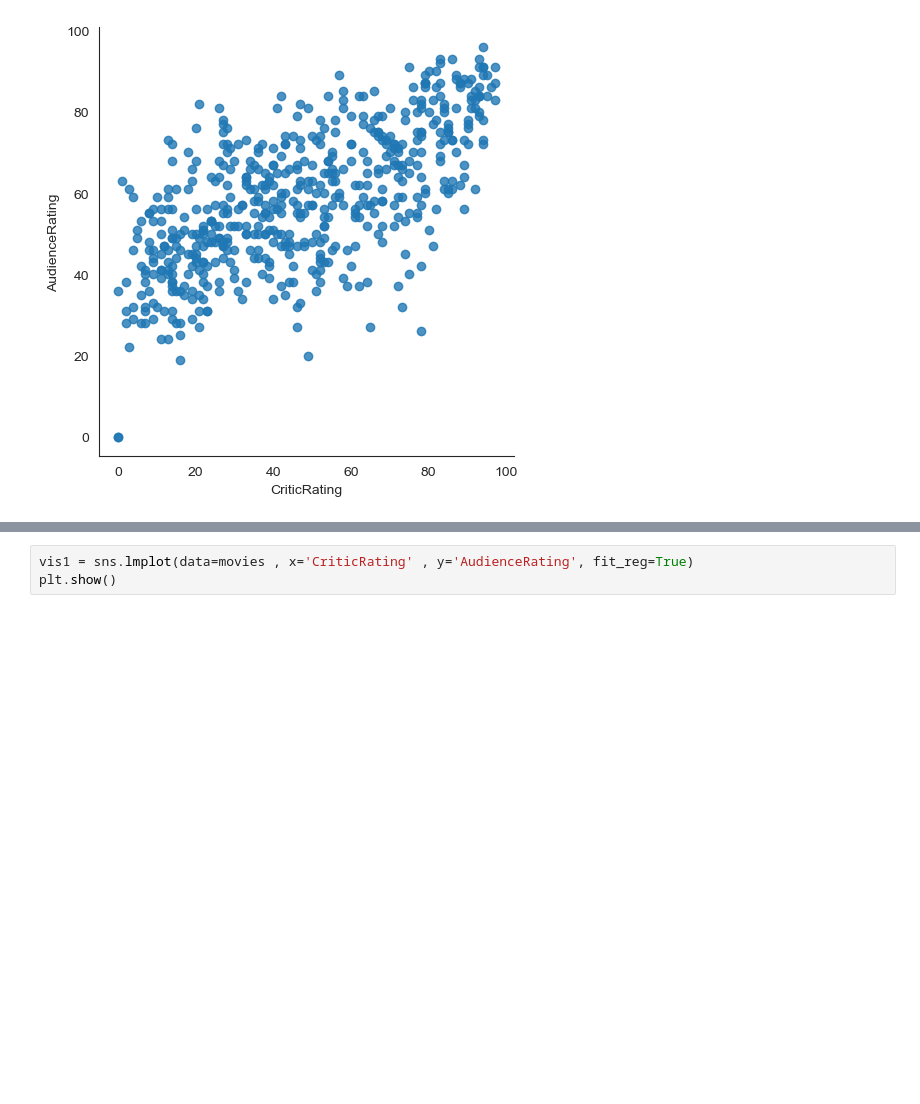
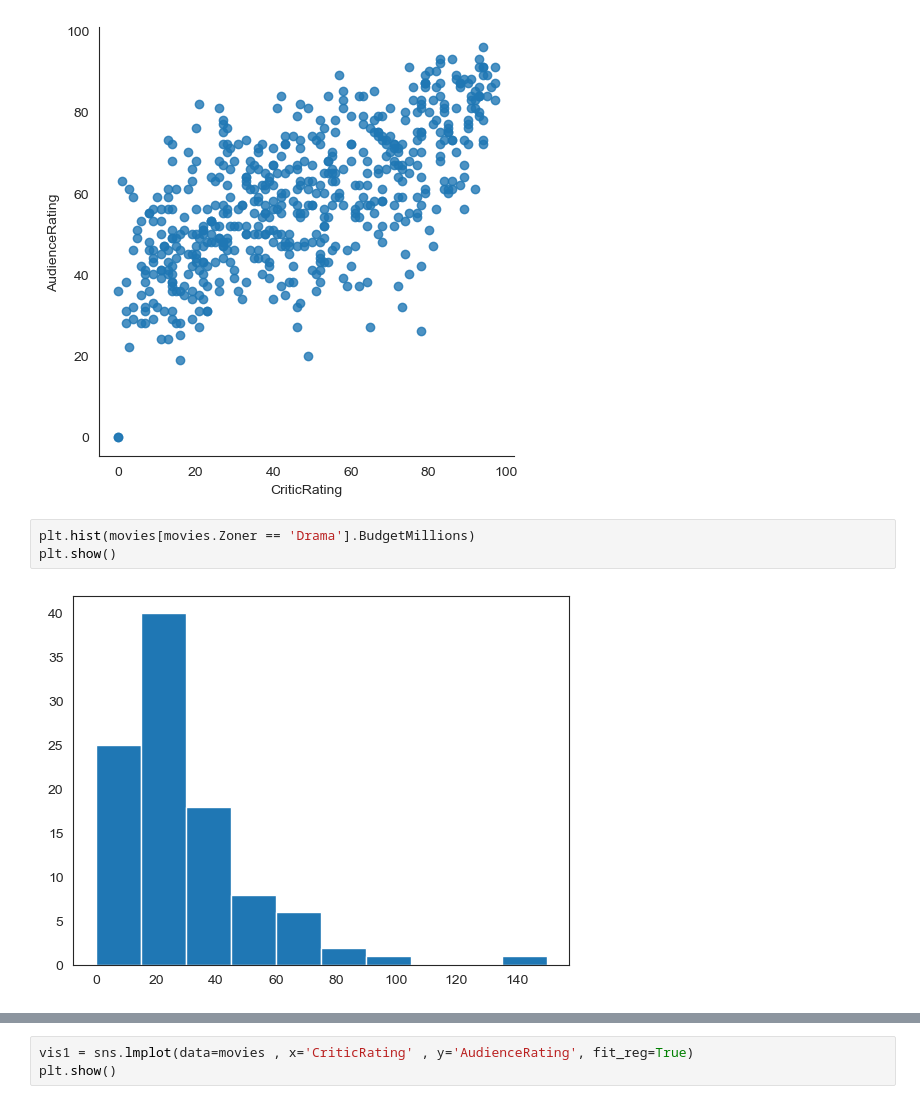
Before and after one commit to nehayenuganti2103-boop/Agentic-AI-Generative-AI-ML-DA-FSDS_CODES, a Jupyter notebook: MovieRatingsWorkshop.ipynb, the cells around one changed output, grey strips where cells are left out. Cells and saved outputs as stored; diff of their text form; blank space fills up the shorter version.

```diff
--- a/MovieRatingsWorkshop.ipynb
+++ b/MovieRatingsWorkshop.ipynb
@@ -424,3 +435,8 @@ vis1 = sns.lmplot(data=movies , x='CriticRating' , y='AudienceRating', fit_reg=F
 plt.show()
 # %% [output]
 [figure]
+# %%
+plt.hist(movies[movies.Zoner == 'Drama'].BudgetMillions)
+plt.show()
+# %% [output]
+[figure, added]
```
Also changed, not shown: parts of 34 cells of this notebook.
